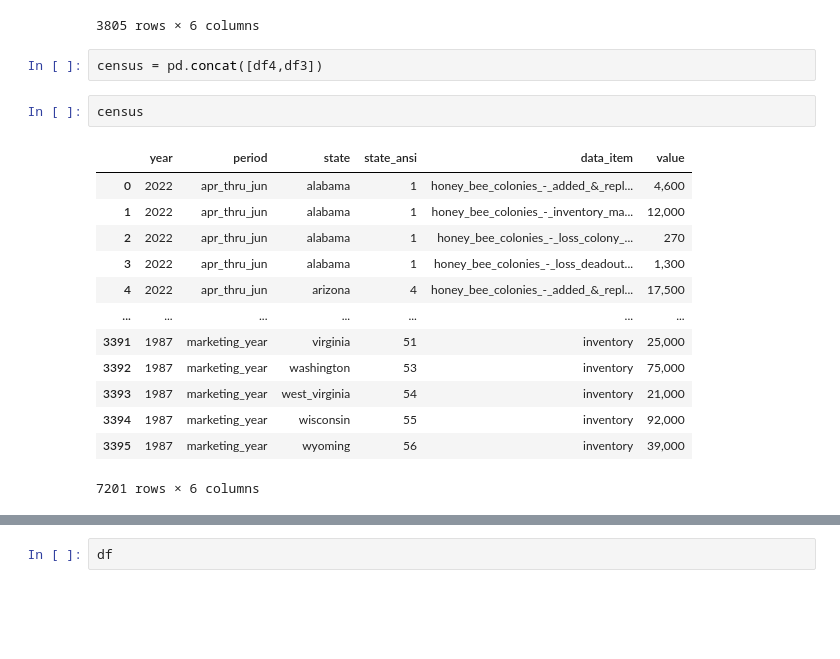
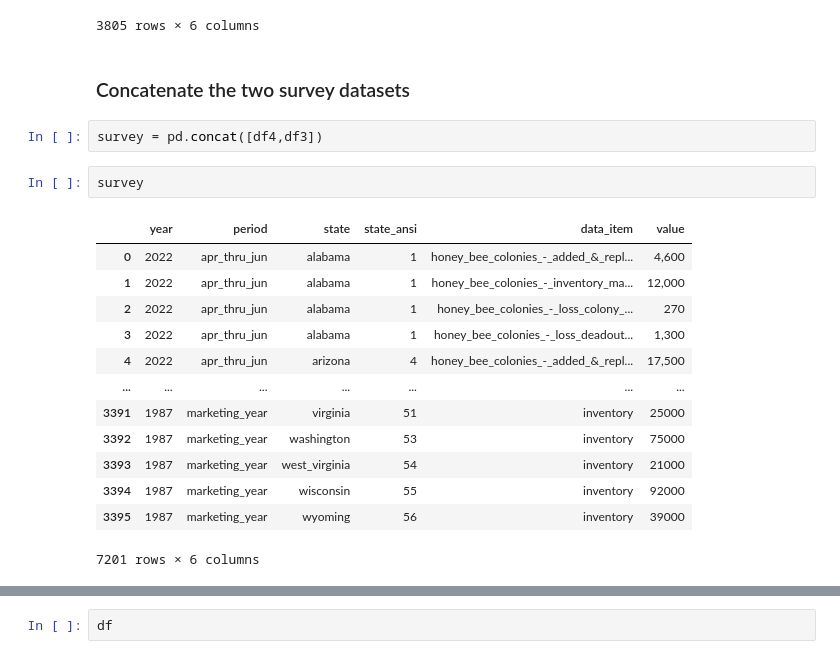
Before and after one commit to Honey-Bee-Roundup-Capstone/dash-repo, a Jupyter notebook: acquisition.ipynb, the cells around one changed output, grey strips where cells are left out. Saved outputs shown, nothing was run; the diff lists cells and outputs as text; blank space fills up the shorter version.

```diff
--- a/acquisition.ipynb
+++ b/acquisition.ipynb
@@ -423,22 +474,24 @@ df4
 | 3803 | 2018 | oct_thru_dec | wyoming | 56 | honey_bee_colonies_-_inventory_ma... | 32,000 |
 | 3804 | 2018 | oct_thru_dec | wyoming | 56 | honey_bee_colonies_-_loss_deadout... | 2,700 |
 3805 rows × 6 columns
+# %% [markdown]
+### Concatenate the two survey datasets
 # %%
-census = pd.concat([df4,df3])
+survey = pd.concat([df4,df3])
-# %%
-census
-# %% [output]
-|  | year | period | state | state_ansi | data_item | value |
-| 0 | 2022 | apr_thru_jun | alabama | 1 | honey_bee_colonies_-_added_&_repl... | 4,600 |
-| 1 | 2022 | apr_thru_jun | alabama | 1 | honey_bee_colonies_-_inventory_ma... | 12,000 |
-| 2 | 2022 | apr_thru_jun | alabama | 1 | honey_bee_colonies_-_loss_colony_... | 270 |
-| 3 | 2022 | apr_thru_jun | alabama | 1 | honey_bee_colonies_-_loss_deadout... | 1,300 |
-| 4 | 2022 | apr_thru_jun | arizona | 4 | honey_bee_colonies_-_added_&_repl... | 17,500 |
-| ... | ... | ... | ... | ... | ... | ... |
-| 3391 | 1987 | marketing_year | virginia | 51 | inventory | 25,000 |
-| 3392 | 1987 | marketing_year | washington | 53 | inventory | 75,000 |
-| 3393 | 1987 | marketing_year | west_virginia | 54 | inventory | 21,000 |
-| 3394 | 1987 | marketing_year | wisconsin | 55 | inventory | 92,000 |
-| 3395 | 1987 | marketing_year | wyoming | 56 | inventory | 39,000 |
-7201 rows × 6 columns
+# %%
+survey
+# %% [output]
+|  | year | period | state | state_ansi | data_item | value |
+| 0 | 2022 | apr_thru_jun | alabama | 1 | honey_bee_colonies_-_added_&_repl... | 4,600 |
+| 1 | 2022 | apr_thru_jun | alabama | 1 | honey_bee_colonies_-_inventory_ma... | 12,000 |
+| 2 | 2022 | apr_thru_jun | alabama | 1 | honey_bee_colonies_-_loss_colony_... | 270 |
+| 3 | 2022 | apr_thru_jun | alabama | 1 | honey_bee_colonies_-_loss_deadout... | 1,300 |
+| 4 | 2022 | apr_thru_jun | arizona | 4 | honey_bee_colonies_-_added_&_repl... | 17,500 |
+| ... | ... | ... | ... | ... | ... | ... |
+| 3391 | 1987 | marketing_year | virginia | 51 | inventory | 25000 |
+| 3392 | 1987 | marketing_year | washington | 53 | inventory | 75000 |
+| 3393 | 1987 | marketing_year | west_virginia | 54 | inventory | 21000 |
+| 3394 | 1987 | marketing_year | wisconsin | 55 | inventory | 92000 |
+| 3395 | 1987 | marketing_year | wyoming | 56 | inventory | 39000 |
+7201 rows × 6 columns
 # %%
```
Also changed, not shown: parts of 18 cells of this notebook.
